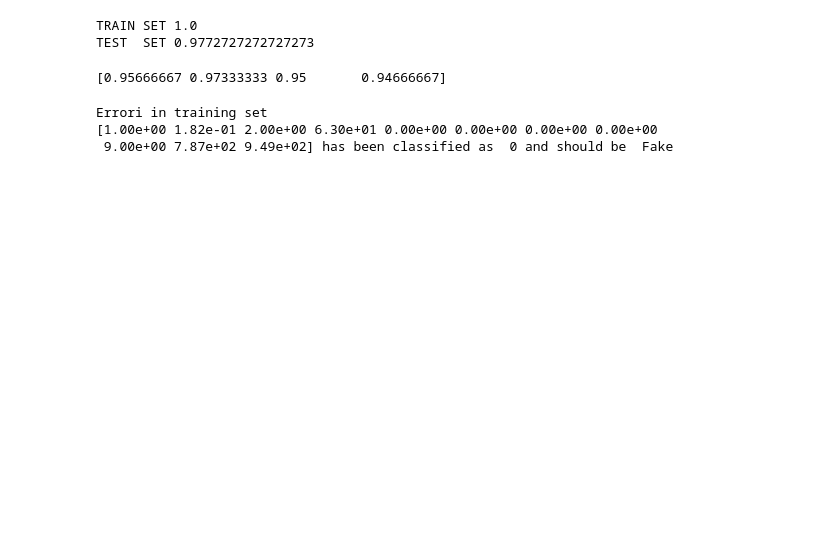
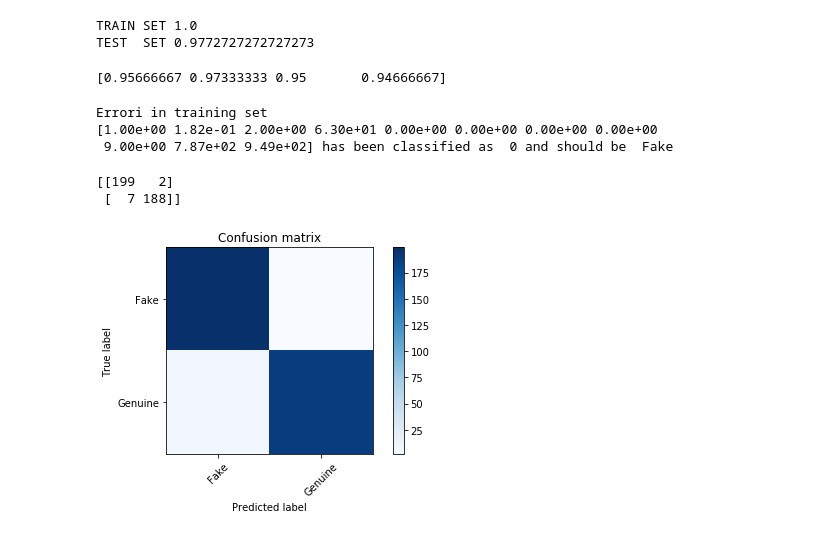
Before and after one commit to BeleRicks11/Instagram_Fake_Account_Detection, a Jupyter notebook: ML Classifier/AdaBoost Classifier.ipynb, the cells around one changed output. Saved outputs shown, nothing was run; the diff lists cells and outputs as text; code cells hidden in the pictures; blank space fills up the shorter version.

```diff
--- a/ML Classifier/AdaBoost Classifier.ipynb
+++ b/ML Classifier/AdaBoost Classifier.ipynb
@@ -99,0 +97,21 @@ Errori in training set
+# %%
+def plot_confusion_matrix(cm, title='Confusion matrix', cmap=plt.cm.Blues):
+    target_names=['Fake','Genuine']
+    plt.imshow(cm, interpolation='nearest', cmap=cmap)
+    plt.title(title)
+    plt.colorbar()
+    tick_marks = np.arange(len(target_names))
+    plt.xticks(tick_marks, target_names, rotation=45)
+    plt.yticks(tick_marks, target_names)
+    plt.tight_layout()
+    plt.ylabel('True label')
+    plt.xlabel('Predicted label')
+# %%
+from sklearn.metrics import confusion_matrix, accuracy_score, classification_report
+cm = confusion_matrix(y_test, clf.predict(X_test))
+print(cm)
+plot_confusion_matrix(cm)
+# %% [output]
+[[199   2]
+ [  7 188]]
+[figure, added]
```
Also changed, not shown: parts of 5 cells of this notebook, 2 other files.
